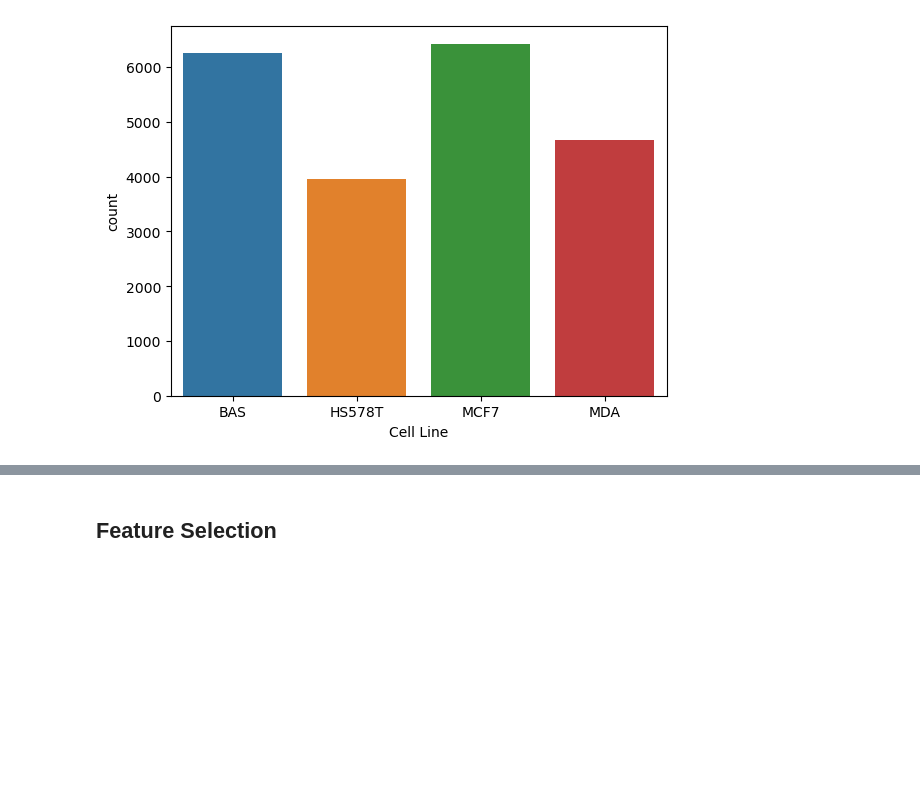
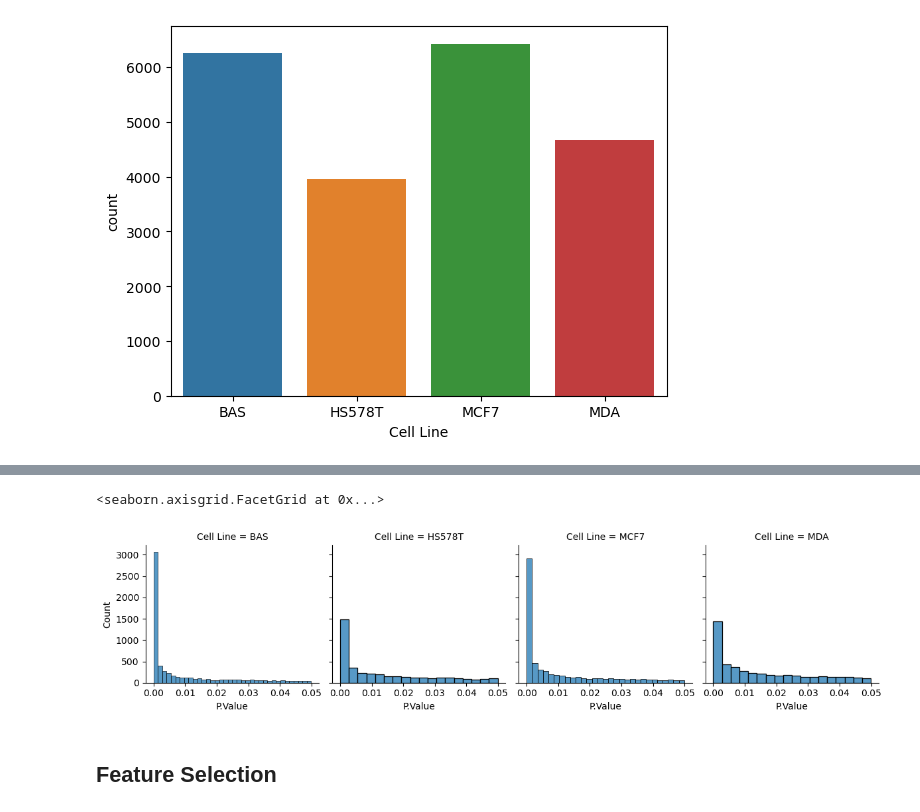
Before and after one commit to charlottedriver/Taxol-Drug-Resistance, a Jupyter notebook: Taxol Drug Resistance.ipynb, the cells around one changed output, grey strips where cells are left out. Cells and saved outputs as stored; diff of their text form; code cells hidden in the pictures; blank space fills up the shorter version.

```diff
--- a/Taxol Drug Resistance.ipynb
+++ b/Taxol Drug Resistance.ipynb
@@ -59,3 +67,9 @@ sns.countplot(data=df, x='Cell Line')
+# %%
+dis = sns.FacetGrid(df, col='Cell Line')
+dis.map_dataframe(sns.histplot, x='P.Value')
+# %% [output]
+<seaborn.axisgrid.FacetGrid at 0x...>
+[figure, added]
 # %% [markdown]
 ## Feature Selection
 # %%
```
Also changed, not shown: parts of 2 cells of this notebook, 1 other file.
